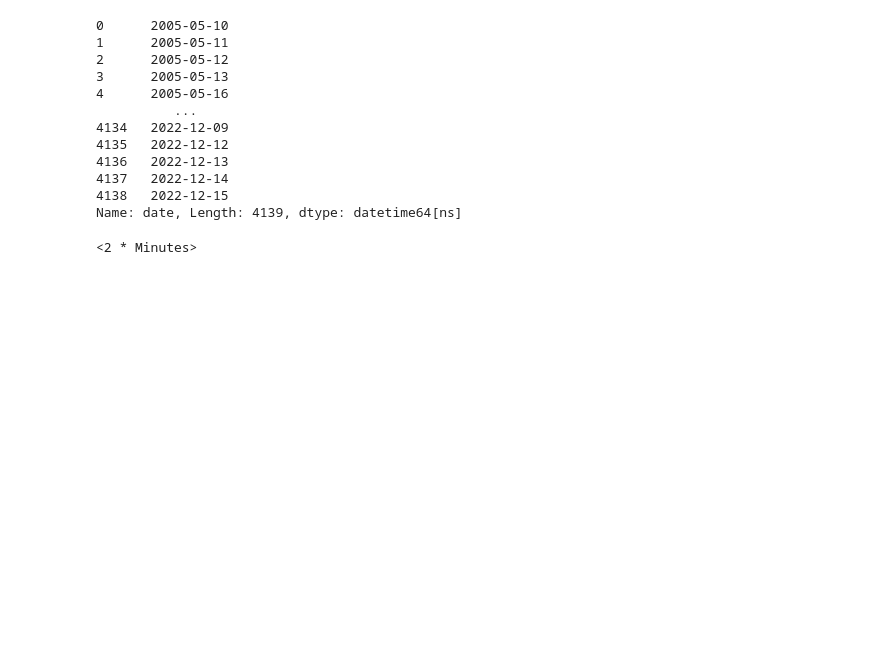
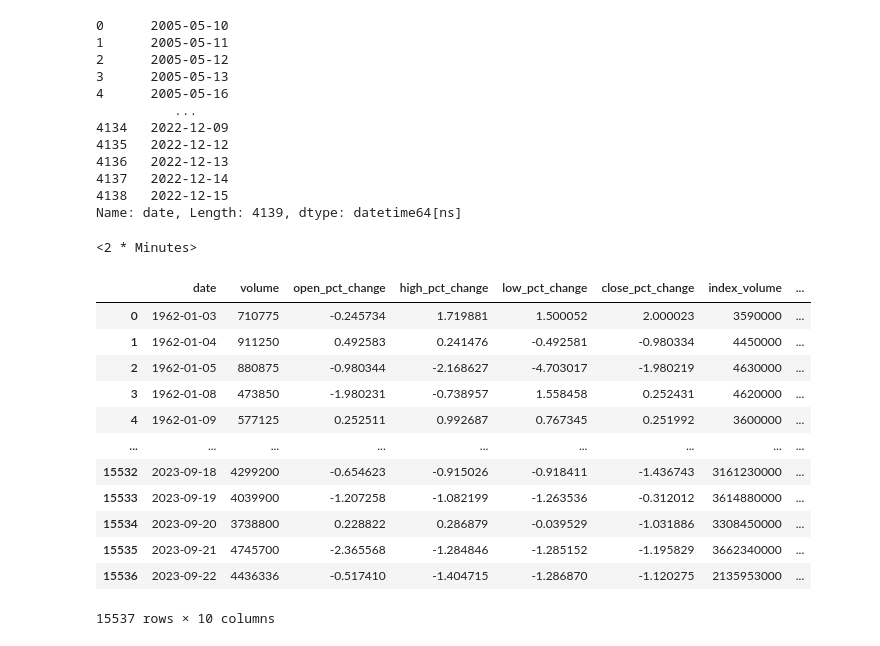
Before and after one commit to vincent05r/Stock_models_transformer, a Jupyter notebook: test.ipynb, the cells around one changed output. Cells and saved outputs as stored; diff of their text form; code cells hidden in the pictures; blank space fills up the shorter version.

```diff
--- a/test.ipynb
+++ b/test.ipynb
@@ -179,0 +182,16 @@ pd.tseries.frequencies.to_offset('2t')
+# %%
+df_t
+# %% [output]
+|  | date | volume | open_pct_change | high_pct_change | low_pct_change | close_pct_change | index_volume | ... |
+| 0 | 1962-01-03 | 710775 | -0.245734 | 1.719881 | 1.500052 | 2.000023 | 3590000 | ... |
+| 1 | 1962-01-04 | 911250 | 0.492583 | 0.241476 | -0.492581 | -0.980334 | 4450000 | ... |
+| 2 | 1962-01-05 | 880875 | -0.980344 | -2.168627 | -4.703017 | -1.980219 | 4630000 | ... |
+| 3 | 1962-01-08 | 473850 | -1.980231 | -0.738957 | 1.558458 | 0.252431 | 4620000 | ... |
+| 4 | 1962-01-09 | 577125 | 0.252511 | 0.992687 | 0.767345 | 0.251992 | 3600000 | ... |
+| ... | ... | ... | ... | ... | ... | ... | ... | ... |
+| 15532 | 2023-09-18 | 4299200 | -0.654623 | -0.915026 | -0.918411 | -1.436743 | 3161230000 | ... |
+| 15533 | 2023-09-19 | 4039900 | -1.207258 | -1.082199 | -1.263536 | -0.312012 | 3614880000 | ... |
+| 15534 | 2023-09-20 | 3738800 | 0.228822 | 0.286879 | -0.039529 | -1.031886 | 3308450000 | ... |
+| 15535 | 2023-09-21 | 4745700 | -2.365568 | -1.284846 | -1.285152 | -1.195829 | 3662340000 | ... |
+| 15536 | 2023-09-22 | 4436336 | -0.517410 | -1.404715 | -1.286870 | -1.120275 | 2135953000 | ... |
+15537 rows × 10 columns
```
Also changed, not shown: parts of 7 cells of this notebook, 27 other files.
